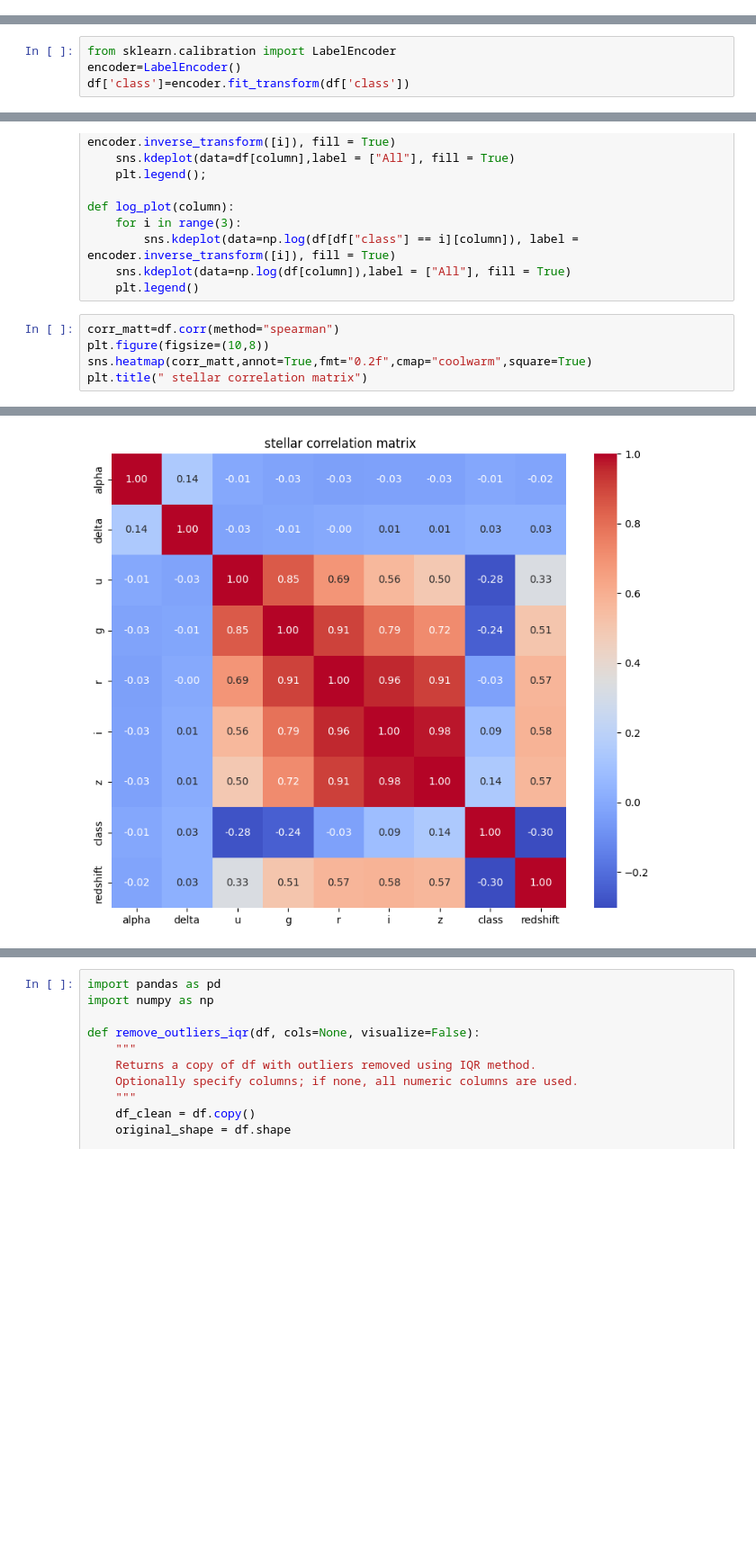
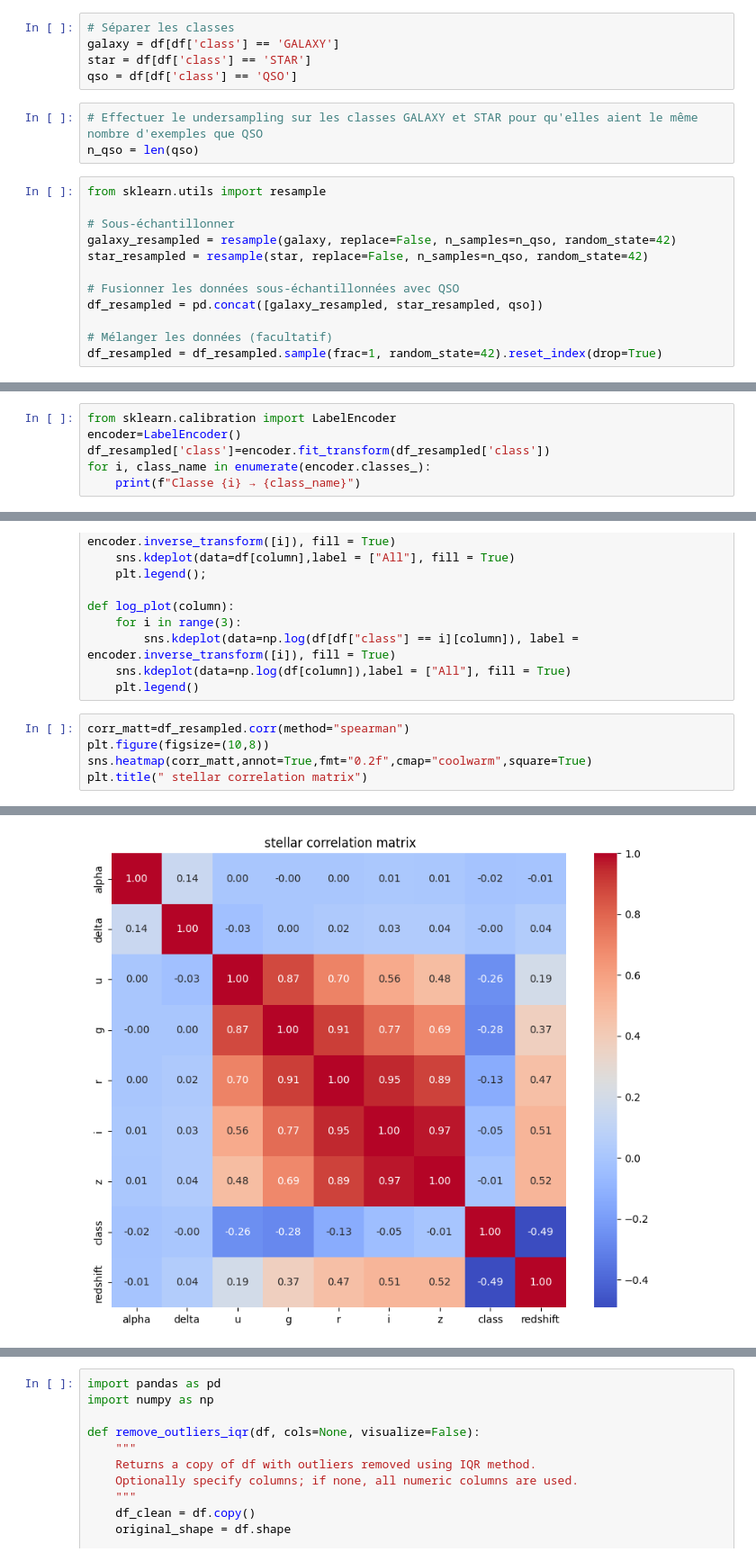
Before and after one commit to Narimaneker/Projet_ARNN, a Jupyter notebook: star_classfication.ipynb, the cells around one changed output, grey strips where cells are left out. Shown at 90% size. Drawn from its saved outputs; the diff is of its cells as text; blank space fills up the shorter version.

```diff
--- a/star_classfication.ipynb
+++ b/star_classfication.ipynb
@@ -114,0 +130,20 @@ array(['GALAXY', 'QSO', 'STAR'], dtype=object)
+# %%
+# Séparer les classes
+galaxy = df[df['class'] == 'GALAXY']
+star = df[df['class'] == 'STAR']
+qso = df[df['class'] == 'QSO']
+# %%
+# Effectuer le undersampling sur les classes GALAXY et STAR pour qu'elles aient le même nombre d'exemples que QSO
+n_qso = len(qso)
+# %%
+from sklearn.utils import resample
+
+# Sous-échantillonner
+galaxy_resampled = resample(galaxy, replace=False, n_samples=n_qso, random_state=42)
+star_resampled = resample(star, replace=False, n_samples=n_qso, random_state=42)
+
+# Fusionner les données sous-échantillonnées avec QSO
+df_resampled = pd.concat([galaxy_resampled, star_resampled, qso])
+
+# Mélanger les données (facultatif)
+df_resampled = df_resampled.sample(frac=1, random_state=42).reset_index(drop=True)
@@ -163,4 +226,6 @@ preprocessing & correlation matrix & feature selection
 # %%
 from sklearn.calibration import LabelEncoder
 encoder=LabelEncoder()
-df['class']=encoder.fit_transform(df['class'])
+df_resampled['class']=encoder.fit_transform(df_resampled['class'])
+for i, class_name in enumerate(encoder.classes_):
+    print(f"Classe {i} → {class_name}")
@@ -177,13 +246,13 @@ def log_plot(column):
     sns.kdeplot(data=np.log(df[column]),label = ["All"], fill = True)
     plt.legend()
 # %%
-corr_matt=df.corr(method="spearman")
+corr_matt=df_resampled.corr(method="spearman")
 plt.figure(figsize=(10,8))
 sns.heatmap(corr_matt,annot=True,fmt="0.2f",cmap="coolwarm",square=True)
 plt.title(" stellar correlation matrix")
 # %% [output]
 Text(0.5, 1.0, ' stellar correlation matrix')
-[figure, old version]
+[figure, new version]
 # %%
 plot('u',df)
 # %% [output]
```
Also changed, not shown: parts of 61 cells of this notebook.
